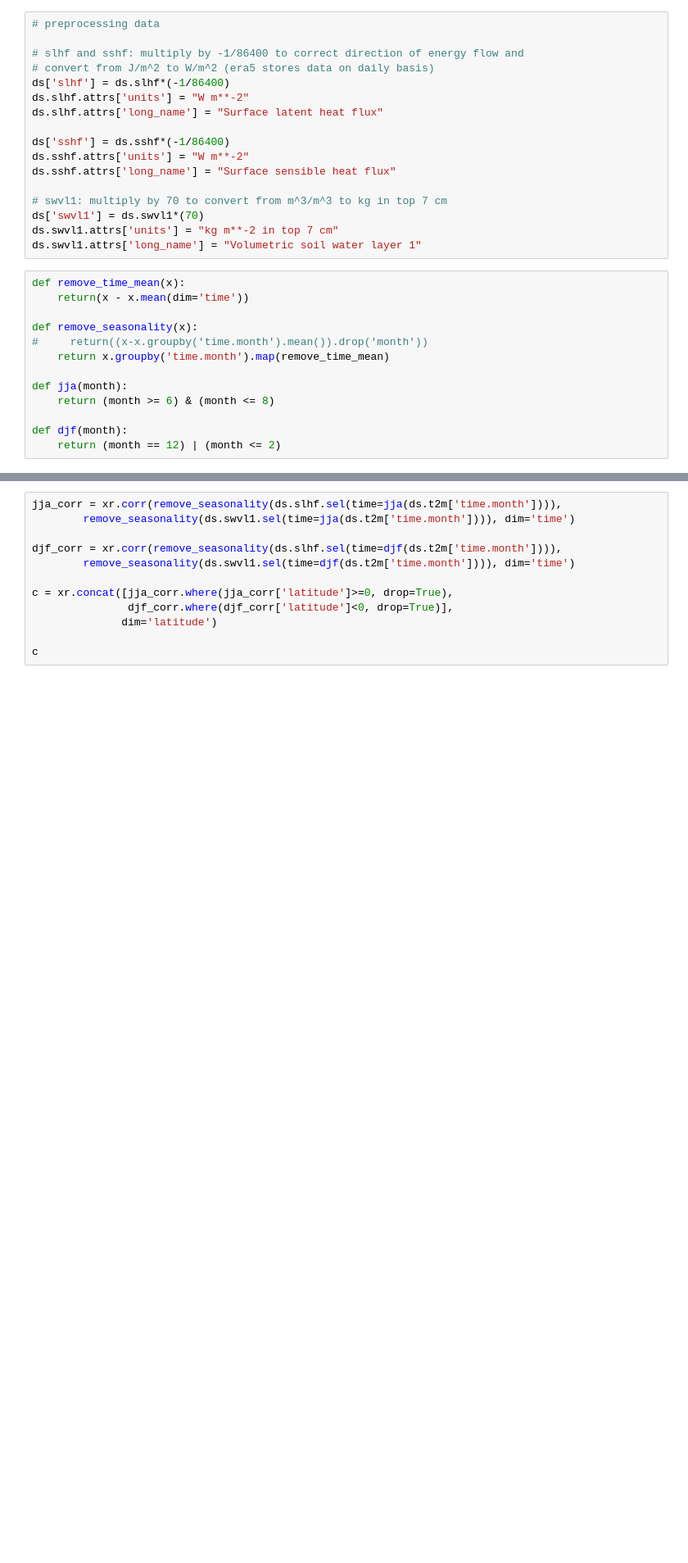
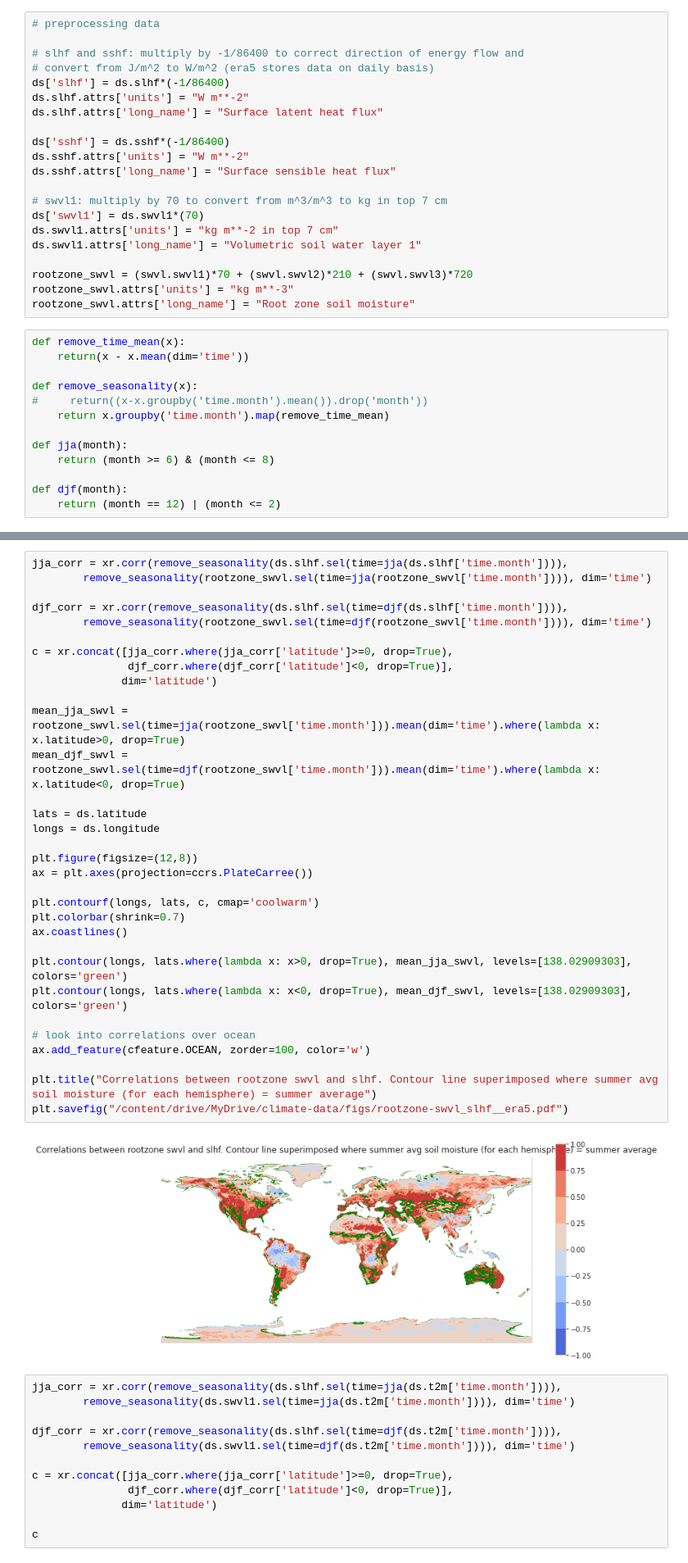
Before and after one commit to dhruvc99/climate-research, a Jupyter notebook: ERA5_colab.ipynb, the cells around one changed output, grey strips where cells are left out. Shown at 82% size. Cells and saved outputs as stored; diff of their text form; blank space fills up the shorter version.

```diff
--- a/ERA5_colab.ipynb
+++ b/ERA5_colab.ipynb
@@ -129,6 +175,10 @@ ds.sshf.attrs['long_name'] = "Surface sensible heat flux"
 ds['swvl1'] = ds.swvl1*(70)
 ds.swvl1.attrs['units'] = "kg m**-2 in top 7 cm"
 ds.swvl1.attrs['long_name'] = "Volumetric soil water layer 1"
+
+rootzone_swvl = (swvl.swvl1)*70 + (swvl.swvl2)*210 + (swvl.swvl3)*720
+rootzone_swvl.attrs['units'] = "kg m**-3"
+rootzone_swvl.attrs['long_name'] = "Root zone soil moisture"
 # %%
 def remove_time_mean(x):
     return(x - x.mean(dim='time'))
@@ -145,3 +205,37 @@ def djf(month):
+# %%
+jja_corr = xr.corr(remove_seasonality(ds.slhf.sel(time=jja(ds.slhf['time.month']))),
+        remove_seasonality(rootzone_swvl.sel(time=jja(rootzone_swvl['time.month']))), dim='time')
+
+djf_corr = xr.corr(remove_seasonality(ds.slhf.sel(time=djf(ds.slhf['time.month']))),
+        remove_seasonality(rootzone_swvl.sel(time=djf(rootzone_swvl['time.month']))), dim='time')
+
+c = xr.concat([jja_corr.where(jja_corr['latitude']>=0, drop=True),
+               djf_corr.where(djf_corr['latitude']<0, drop=True)],
+              dim='latitude')
+
+mean_jja_swvl = rootzone_swvl.sel(time=jja(rootzone_swvl['time.month'])).mean(dim='time').where(lambda x: x.latitude>0, drop=True)
+mean_djf_swvl = rootzone_swvl.sel(time=djf(rootzone_swvl['time.month'])).mean(dim='time').where(lambda x: x.latitude<0, drop=True)
+
+lats = ds.latitude
+longs = ds.longitude
+
+plt.figure(figsize=(12,8))
+ax = plt.axes(projection=ccrs.PlateCarree())
+
+plt.contourf(longs, lats, c, cmap='coolwarm')
+plt.colorbar(shrink=0.7)
+ax.coastlines()
+
+plt.contour(longs, lats.where(lambda x: x>0, drop=True), mean_jja_swvl, levels=[138.02909303], colors='green')
+plt.contour(longs, lats.where(lambda x: x<0, drop=True), mean_djf_swvl, levels=[138.02909303], colors='green')
+
+# look into correlations over ocean
+ax.add_feature(cfeature.OCEAN, zorder=100, color='w')
+
+plt.title("Correlations between rootzone swvl and slhf. Contour line superimposed where summer avg soil moisture (for each hemisphere) = summer average")
+plt.savefig("/content/drive/MyDrive/climate-data/figs/rootzone-swvl_slhf__era5.pdf")
+# %% [output]
+[figure, added]
 # %%
 jja_corr = xr.corr(remove_seasonality(ds.slhf.sel(time=jja(ds.t2m['time.month']))),
         remove_seasonality(ds.swvl1.sel(time=jja(ds.t2m['time.month']))), dim='time')
```
Also changed, not shown: parts of 15 cells of this notebook, 9 other files.
